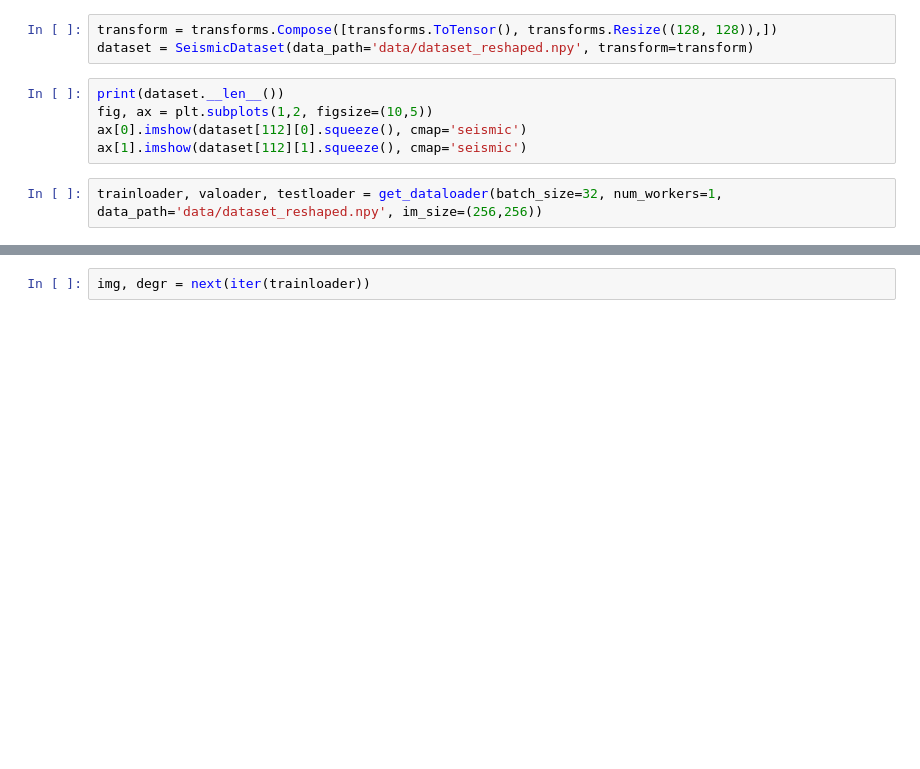
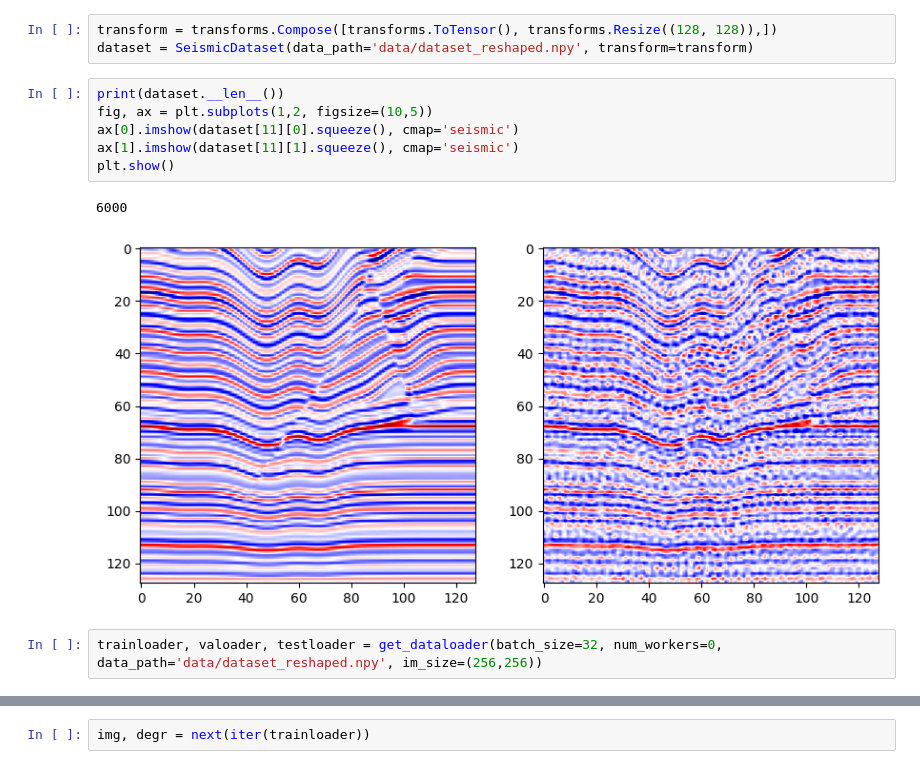
Before and after one commit to leonsuarez24/LORA_Test, a Jupyter notebook: tests.ipynb, the cells around one changed output, grey strips where cells are left out. Cells and saved outputs as stored; diff of their text form; blank space fills up the shorter version.

```diff
--- a/tests.ipynb
+++ b/tests.ipynb
@@ -32,9 +88,13 @@ dataset = SeismicDataset(data_path='data/dataset_reshaped.npy', transform=transf
 # %%
 print(dataset.__len__())
 fig, ax = plt.subplots(1,2, figsize=(10,5))
-ax[0].imshow(dataset[112][0].squeeze(), cmap='seismic')
-ax[1].imshow(dataset[112][1].squeeze(), cmap='seismic')
+ax[0].imshow(dataset[11][0].squeeze(), cmap='seismic')
+ax[1].imshow(dataset[11][1].squeeze(), cmap='seismic')
+plt.show()
+# %% [output]
+6000
+[figure, added]
 # %%
-trainloader, valoader, testloader = get_dataloader(batch_size=32, num_workers=1, data_path='data/dataset_reshaped.npy', im_size=(256,256))
+trainloader, valoader, testloader = get_dataloader(batch_size=32, num_workers=0, data_path='data/dataset_reshaped.npy', im_size=(256,256))
 # %%
 len(trainloader), len(valoader), len(testloader)
```
Also changed, not shown: parts of 11 cells of this notebook, 1 other file.
